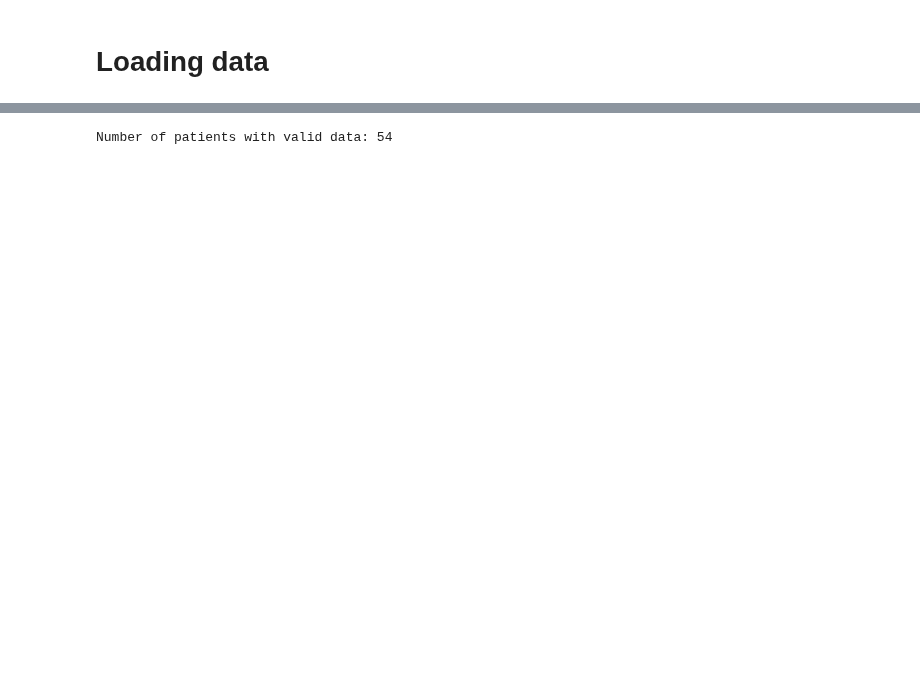
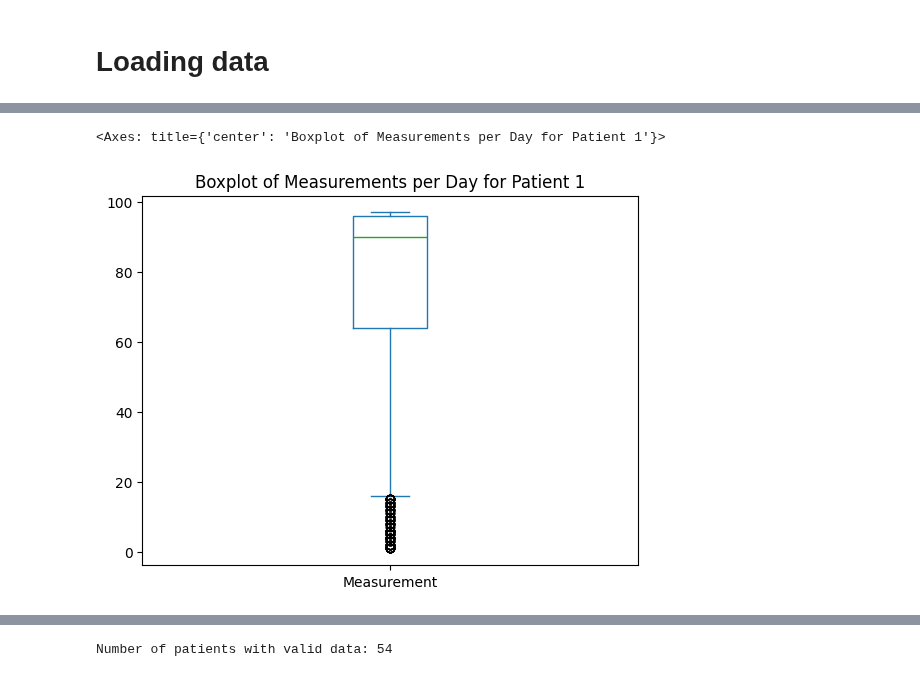
Before and after one commit to relief-t1d/relief-t1d-core, a Jupyter notebook: Windows_creation/Generate_windows_2025_no_splitting_data_from_structure.ipynb, the cells around one changed output, grey strips where cells are left out. Cells and saved outputs as stored; diff of their text form; code cells hidden in the pictures; blank space fills up the shorter version.

```diff
--- a/Windows_creation/Generate_windows_2025_no_splitting_data_from_structure.ipynb
+++ b/Windows_creation/Generate_windows_2025_no_splitting_data_from_structure.ipynb
@@ -7,0 +102,5 @@ import os
+# %%
+df_1_mea['Measurement'].plot.box(title='Boxplot of Measurements per Day for Patient 1')
+# %% [output]
+<Axes: title={'center': 'Boxplot of Measurements per Day for Patient 1'}>
+[figure, added]
```
Also changed, not shown: parts of 23 cells of this notebook, 1 other file.
